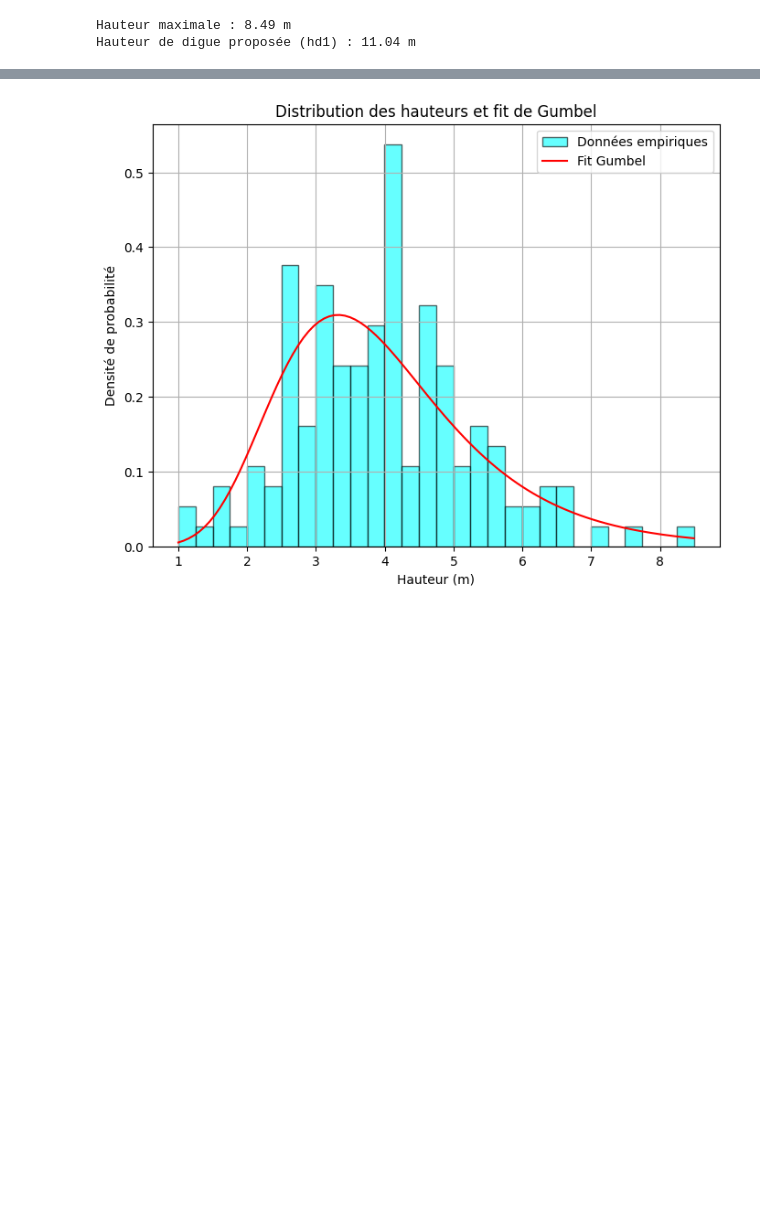
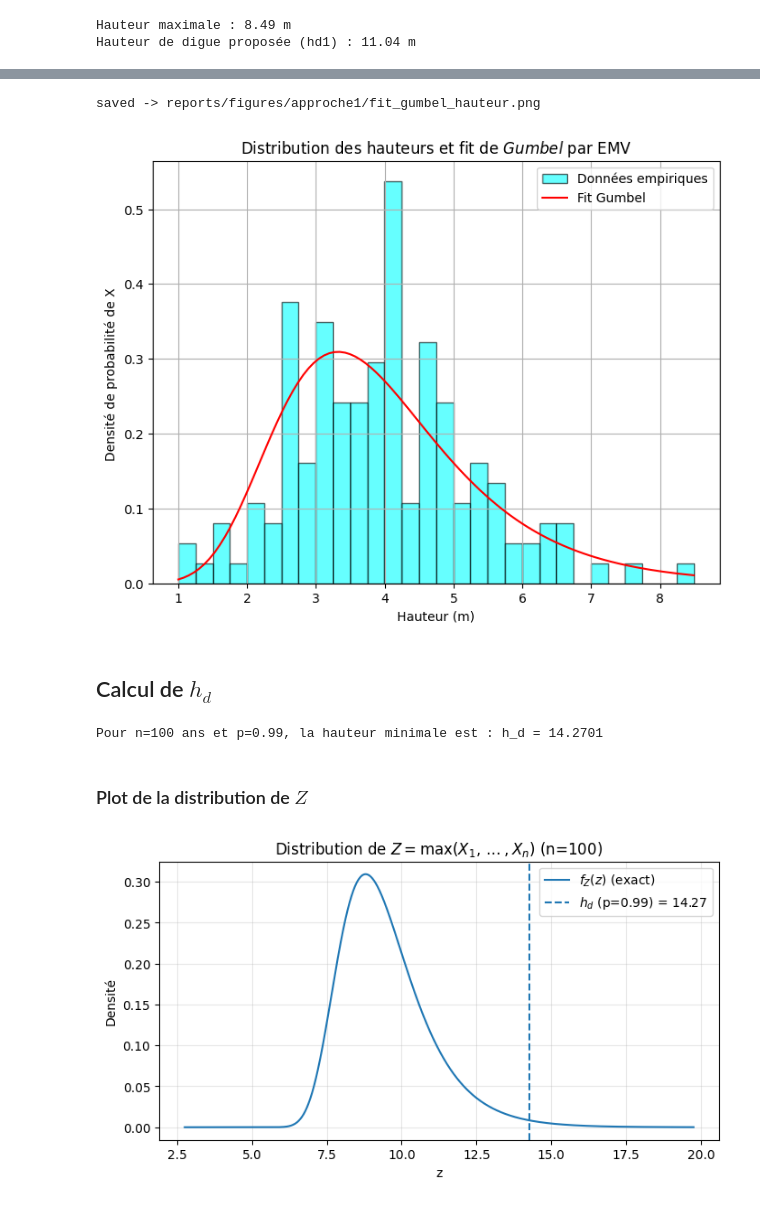
Before and after one commit to ThomasAPRichard/Fiabilite, a Jupyter notebook: Fiabilite_1ereApproche.ipynb, the cells around one changed output, grey strips where cells are left out. Drawn from its saved outputs; the diff is of its cells as text; code cells hidden in the pictures; blank space fills up the shorter version.

```diff
--- a/Fiabilite_1ereApproche.ipynb
+++ b/Fiabilite_1ereApproche.ipynb
@@ -245,11 +298,50 @@ plt.hist(H, bins=30, density=True, alpha=0.6, color='cyan', edgecolor='black', l
 x = np.linspace(H.min(), H.max(), 100)
 pdf_gumbel = stats.gumbel_r.pdf(x, loc=loc_hat, scale=scale_hat)
 plt.plot(x, pdf_gumbel, color='red', label='Fit Gumbel')
-plt.title('Distribution des hauteurs et fit de Gumbel')
+plt.title('Distribution des hauteurs et fit de $Gumbel$ par EMV')
 plt.xlabel('Hauteur (m)')
-plt.ylabel('Densité de probabilité')
+plt.ylabel('Densité de probabilité de X ')
 plt.legend()
 plt.grid()
+savefig("fit_gumbel_hauteur.png")
 plt.show()
 # %% [output]
+saved -> reports/figures/approche1/fit_gumbel_hauteur.png
-[figure, old version]
+[figure, new version]
+# %% [markdown]
+## Calcul de $h_d$
+# %%
+n = 100      # nombre d'années
+p = 0.99     # probabilité cible : 0 surverse sur n ans
+
+u = p**(1/n)  # u = F_X(h_d)
+hd = stats.gumbel_r.ppf(u, loc=loc_hat, scale=scale_hat)
+
+print(f"Pour n={n} ans et p={p}, la hauteur minimale est : h_d = {hd:.4f}")
+# %% [output]
+Pour n=100 ans et p=0.99, la hauteur minimale est : h_d = 14.2701
+# %% [markdown]
+### Plot de la distribution de $Z$
+# %%
+# Grille de z (on prend un intervalle couvrant quasi toute la masse)
+z_min = stats.gumbel_r.ppf(0.2, loc=loc_hat, scale=scale_hat)
+z_max = stats.gumbel_r.ppf(1-1e-6, loc=loc_hat, scale=scale_hat)
+z = np.linspace(z_min, z_max, 2000)
+
+Fx = stats.gumbel_r.cdf(z, loc=loc_hat, scale=scale_hat)
+fx = stats.gumbel_r.pdf(z, loc=loc_hat, scale=scale_hat)
+
+Fz = Fx**n
+fz = n * fx * (Fx**(n-1))   # densité exacte de Z
+
+plt.figure(figsize=(8,4))
+plt.plot(z, fz, label=r"$f_Z(z)$ (exact)")
+plt.axvline(hd, linestyle="--", label=fr"$h_d$ (p={p}) = {hd:.2f}")
+plt.title(fr"Distribution de $Z=\max(X_1,\dots,X_n)$ (n={n})")
+plt.xlabel("z")
+plt.ylabel("Densité")
+plt.grid(True, alpha=0.3)
+plt.legend()
+plt.show()
+# %% [output]
+[figure, added]
```
Also changed, not shown: parts of 17 cells of this notebook, 7 other files.
